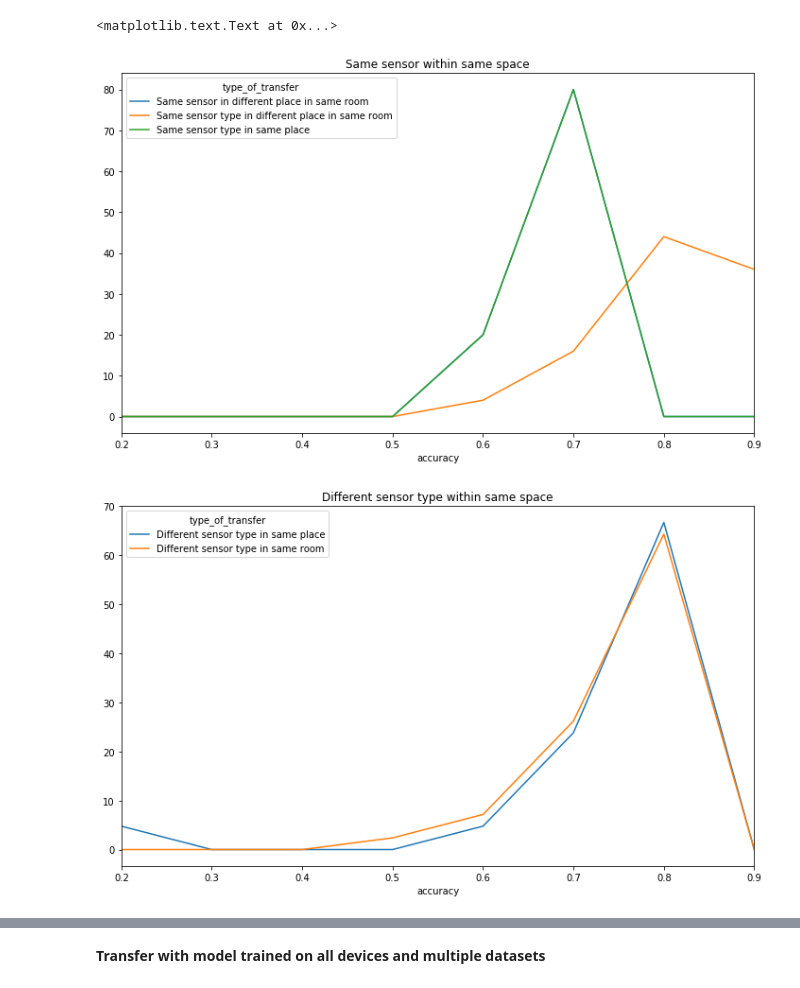
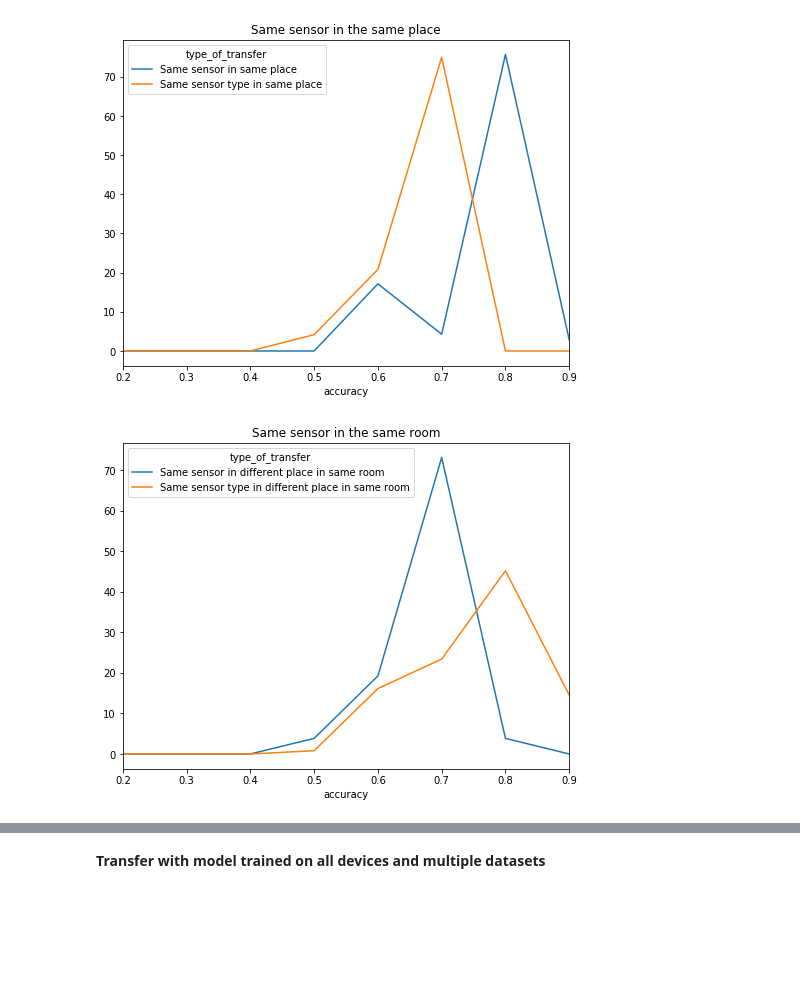
Before and after one commit to matus-tomlein/transfer-learning-playground, a Jupyter notebook: notebooks/visulize-transfer-results.ipynb, the cells around one changed output, grey strips where cells are left out. Cells and saved outputs as stored; diff of their text form; code cells hidden in the pictures; blank space fills up the shorter version.

```diff
--- a/notebooks/visulize-transfer-results.ipynb
+++ b/notebooks/visulize-transfer-results.ipynb
@@ -3,7 +3,7 @@
 import matplotlib
 import matplotlib.pyplot as plt
 
-width = 12
+width = 10
 height = 7
 plt.rcParams["figure.figsize"] = (width, height)
 
@@ -35,40 +35,61 @@ df = pd.read_sql_query("""
       THEN 'Different sensor type in same place'
       WHEN source_room = target_room AND source_device_type <> target_device_type AND source_location <> target_location
       THEN 'Different sensor type in same room'
       WHEN source_room <> target_room AND source_device = target_device
       THEN 'Same sensor in different room'
       WHEN source_room <> target_room AND source_device_type = target_device_type
       THEN 'Same sensor type in different room'
       WHEN source_room <> target_room AND source_device_type <> target_device_type
       THEN 'Different sensor type in different room'
       ELSE 'Other' END AS type_of_transfer,
 
       ROUND(accuracy_without_fs_without_is, 1) as accuracy
 
       FROM v_results_transfer_aggr_fs
 
       WHERE
       activities = '11 activities' AND
-      source_device_type = 'Matrix' AND
-      features = 'Temp & accel & gyro & mic & humidity & pressure & light IMQ' AND
-      accuracy_without_fs_without_is > 0
+      features = 'Accel & magnet IMQ' AND
+      accuracy_without_fs_without_is > 0 AND
+      source_device <> 'Mite 3' AND target_device <> 'Mite 3' AND
+      source_room IN ('Scott', 'Synergy', 'Robotics') AND
+      NOT easy_domain_adaptation AND
+      target_training_data = 0.0 AND
+      source_training_data = 0.6
 
       ORDER BY type_of_transfer
     ) t
 
     GROUP BY type_of_transfer, accuracy
     """, con=engine)
 df = df.pivot(index='accuracy', columns='type_of_transfer', values='count')
 df = df.fillna(value=0)
 df = (df) / (df.sum())
 df *= 100
-df.filter(regex='Same sensor.*same room|Same sensor.*same place').plot()
-plt.title('Same sensor within same space')
+
+plt.rcParams["figure.figsize"] = (8, 6)
+
+
+df.filter(regex='Same sensor.*same place').plot()
+plt.title('Same sensor in the same place')
+plt.gca().set_xlim([0.2,0.9])
+plt.savefig('plots/hist_same_sensor_same_place.pdf')
+
+df.filter(regex='Same sensor.*same room').plot()
+plt.gca().set_xlim([0.2,0.9])
+plt.title('Same sensor in the same room')
+plt.gca().set_xlim([0.2,0.9])
+plt.savefig('plots/hist_same_sensor_same_room.pdf')
+
 df.filter(regex='Different sensor.*same room|Different sensor.*same place').plot()
-plt.title('Different sensor type within same space')
+plt.title('Different sensor type in the same space')
+plt.gca().set_xlim([0.2,0.9])
+plt.savefig('plots/hist_different_sensor_same_space.pdf')
+
 df.filter(regex='different room').plot()
-plt.title('Different space')
+plt.title('Different spaces')
+plt.gca().set_xlim([0.2,0.9])
+plt.savefig('plots/hist_different_spaces.pdf')
 # %% [output]
-<matplotlib.text.Text at 0x...>
-[figure, old version]
+[figure, new version]
-[figure, old version]
+[figure, new version]
```
Also changed, not shown: parts of 14 cells of this notebook, 22 other files.
